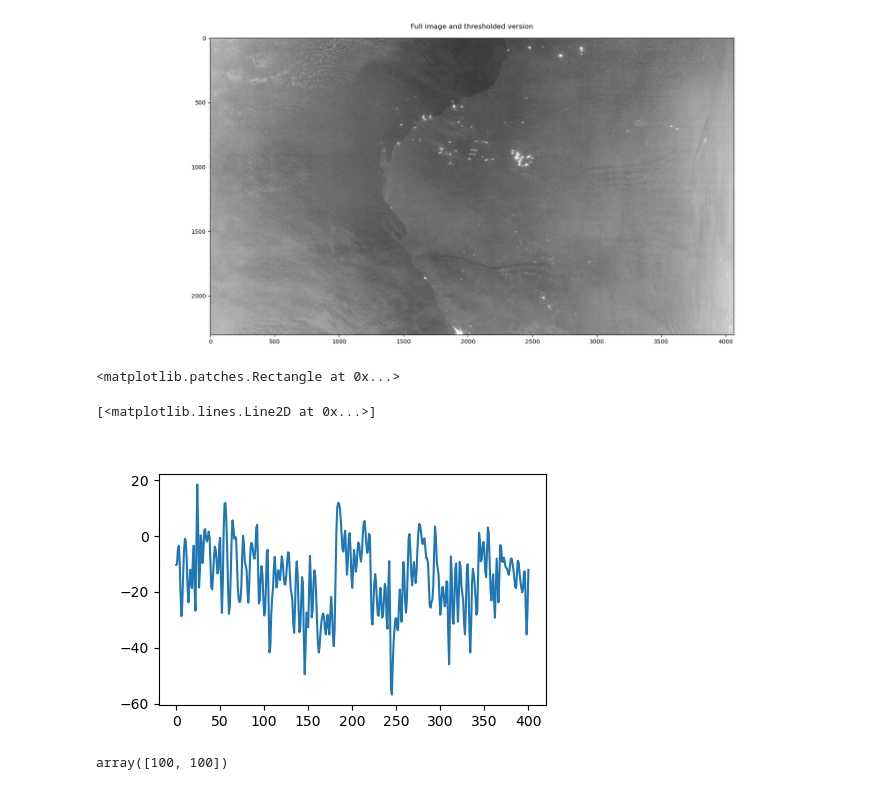
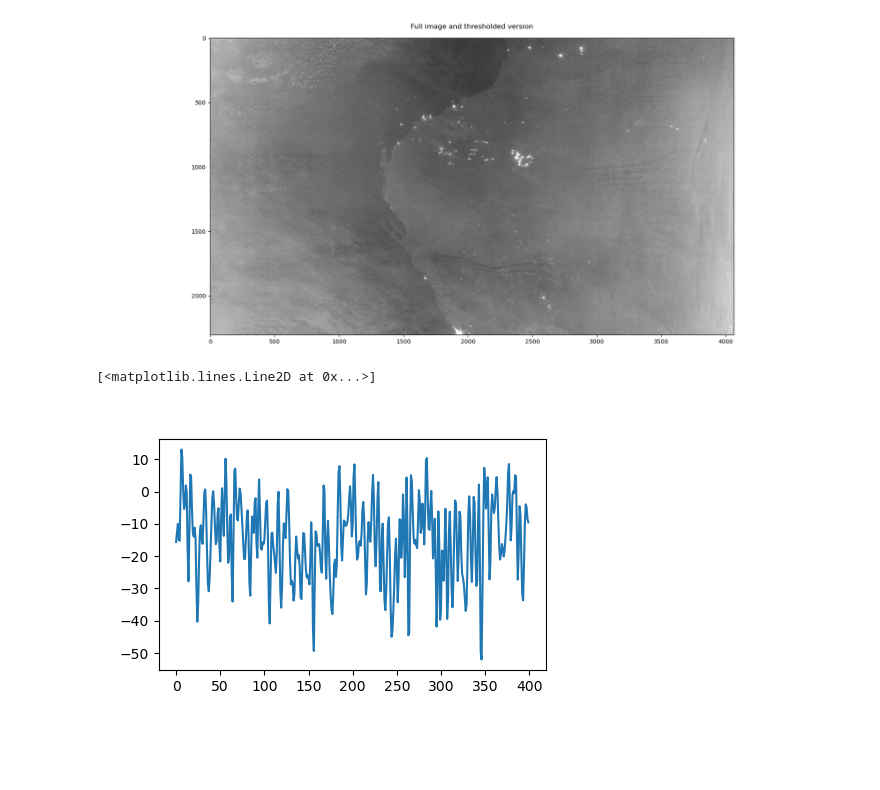
Before and after one commit to zyjux/harmonic_gw, a Jupyter notebook: TAPE_initial_real_data.ipynb, the cells around one changed output. Cells and saved outputs as stored; diff of their text form; code cells hidden in the pictures; blank space fills up the shorter version.

Commit message:
Broke out tape functions into their own file; started real data testing

```diff
--- a/TAPE_initial_real_data.ipynb
+++ b/TAPE_initial_real_data.ipynb
@@ -87,29 +74,15 @@ def sample_box_disp(center_pt, angle, width=50, sample_length=200):
-# %%
-sample_box = sample_box_disp(center, np.pi/2)
-ax.add_patch(sample_box)
-# %% [output]
-<matplotlib.patches.Rectangle at 0x...>
 # %%
 # Center based on median, as the bright regions likely bias the mean up
 img_array_centered = np.subtract(img_array, np.median(img_array))
-# %%
-# sample_line: takes in a center point and an angle and returns evenly spaced coordinates along a line of the given length and angle.
-# The values start on the left for angles in the (-pi/2, pi/2) range.
-# At sample_ratio = 1 and angle a multiple of pi/2, this will pull actual pixels with no interpolation.
-# Returns a tuple (x_coords, y_coords) of coordinate lists.
-def sample_line(center_pt, angle, length=200, sample_ratio=1):
-    start = np.subtract(center_pt, (length/2 * np.cos(angle), length/2 * np.sin(angle)))
-    end = np.add(center_pt, (length/2 * np.cos(angle), length/2 * np.sin(angle)))
-    return np.linspace(start[0], end[0], sample_ratio*length + 1), np.linspace(start[1], end[1], sample_ratio*length + 1)
 # %%
-center = (2280, 1800)
+center = (2418, 1784)
 
 x, y = sample_line(center, np.pi/2, sample_ratio=2)
 
 vals = scipy.ndimage.map_coordinates(img_array_centered, np.vstack((y, x)))
 
 F, ax = plt.subplots(1, 1, figsize=(5, 3))
 ax.plot(vals)
 # %% [output]
 [<matplotlib.lines.Line2D at 0x...>]
-[figure, old version]
+[figure, new version]
@@ -156,4 +88,0 @@ img_crop = img_array_centered[start[1]:end[1], start[0]:end[0]]
-# %%
-np.subtract(center, start)
-# %% [output]
-array([100, 100])
```
Also changed, not shown: parts of 14 cells of this notebook, 2 other files.
